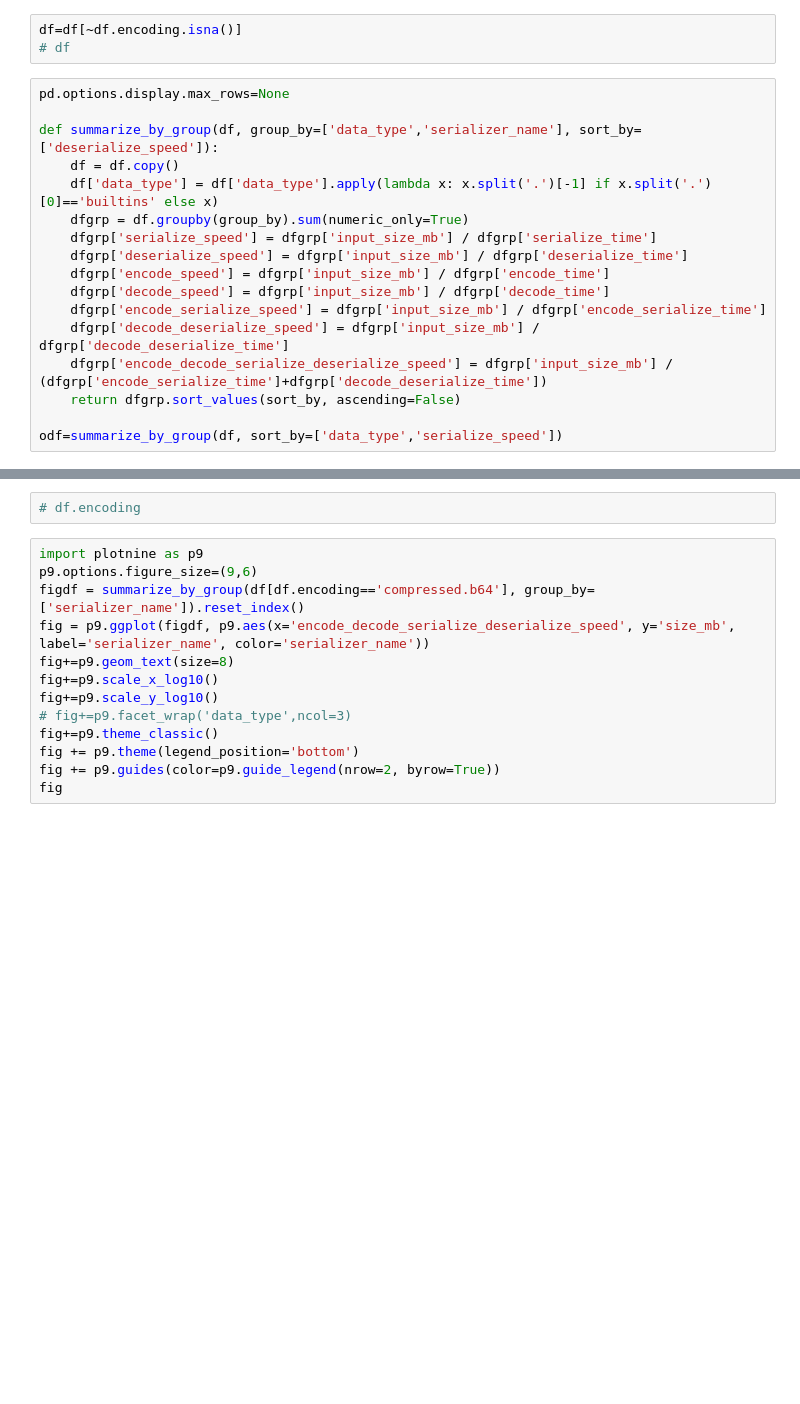
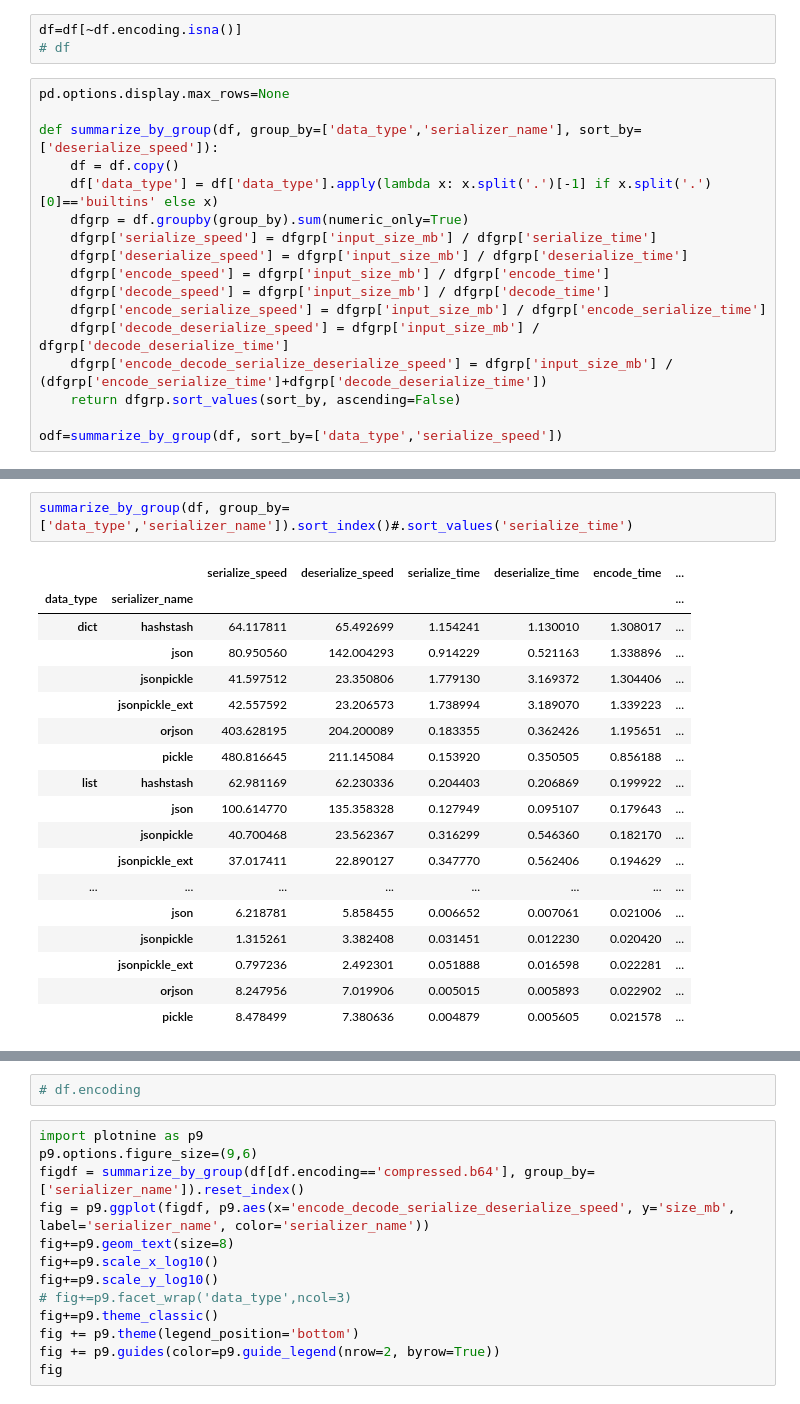
Before and after one commit to quadrismegistus/hashstash, a Jupyter notebook: notebooks/profile_serialize.ipynb, the cells around one changed output, grey strips where cells are left out. Saved outputs shown, nothing was run; the diff lists cells and outputs as text; blank space fills up the shorter version.

```diff
--- a/notebooks/profile_serialize.ipynb
+++ b/notebooks/profile_serialize.ipynb
@@ -63,0 +78,21 @@ odf=summarize_by_group(df, sort_by=['data_type','serialize_speed'])
+# %%
+summarize_by_group(df, group_by=['data_type','serializer_name']).sort_index()#.sort_values('serialize_time')
+# %% [output]
+|  |  | serialize_speed | deserialize_speed | serialize_time | deserialize_time | encode_time | ... |
+| data_type | serializer_name |  |  |  |  |  | ... |
+| dict | hashstash | 64.117811 | 65.492699 | 1.154241 | 1.130010 | 1.308017 | ... |
+|  | json | 80.950560 | 142.004293 | 0.914229 | 0.521163 | 1.338896 | ... |
+|  | jsonpickle | 41.597512 | 23.350806 | 1.779130 | 3.169372 | 1.304406 | ... |
+|  | jsonpickle_ext | 42.557592 | 23.206573 | 1.738994 | 3.189070 | 1.339223 | ... |
+|  | orjson | 403.628195 | 204.200089 | 0.183355 | 0.362426 | 1.195651 | ... |
+|  | pickle | 480.816645 | 211.145084 | 0.153920 | 0.350505 | 0.856188 | ... |
+| list | hashstash | 62.981169 | 62.230336 | 0.204403 | 0.206869 | 0.199922 | ... |
+|  | json | 100.614770 | 135.358328 | 0.127949 | 0.095107 | 0.179643 | ... |
+|  | jsonpickle | 40.700468 | 23.562367 | 0.316299 | 0.546360 | 0.182170 | ... |
+|  | jsonpickle_ext | 37.017411 | 22.890127 | 0.347770 | 0.562406 | 0.194629 | ... |
+| ... | ... | ... | ... | ... | ... | ... | ... |
+|  | json | 6.218781 | 5.858455 | 0.006652 | 0.007061 | 0.021006 | ... |
+|  | jsonpickle | 1.315261 | 3.382408 | 0.031451 | 0.012230 | 0.020420 | ... |
+|  | jsonpickle_ext | 0.797236 | 2.492301 | 0.051888 | 0.016598 | 0.022281 | ... |
+|  | orjson | 8.247956 | 7.019906 | 0.005015 | 0.005893 | 0.022902 | ... |
+|  | pickle | 8.478499 | 7.380636 | 0.004879 | 0.005605 | 0.021578 | ... |
```
Also changed, not shown: parts of 11 cells of this notebook, 35 other files.
